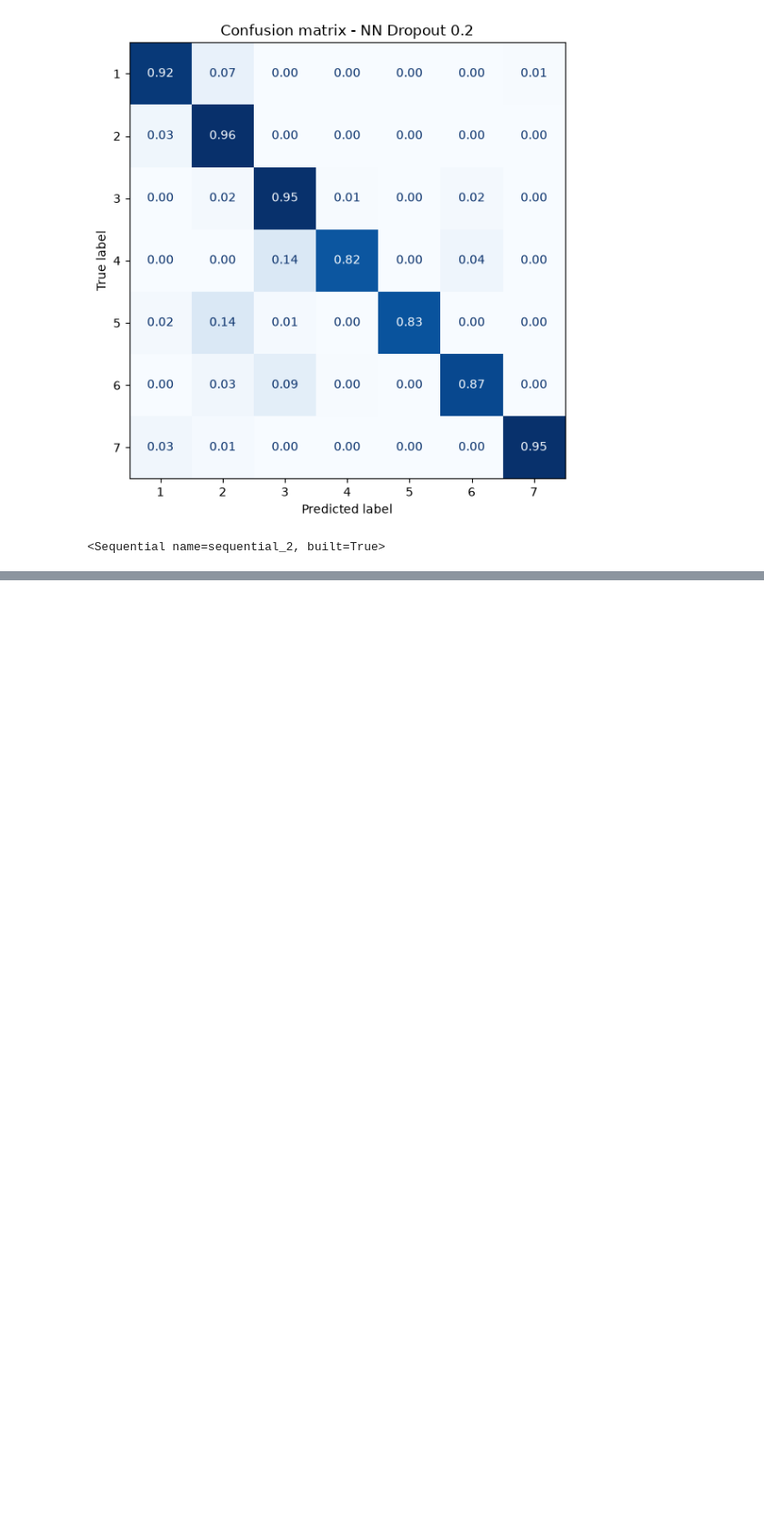
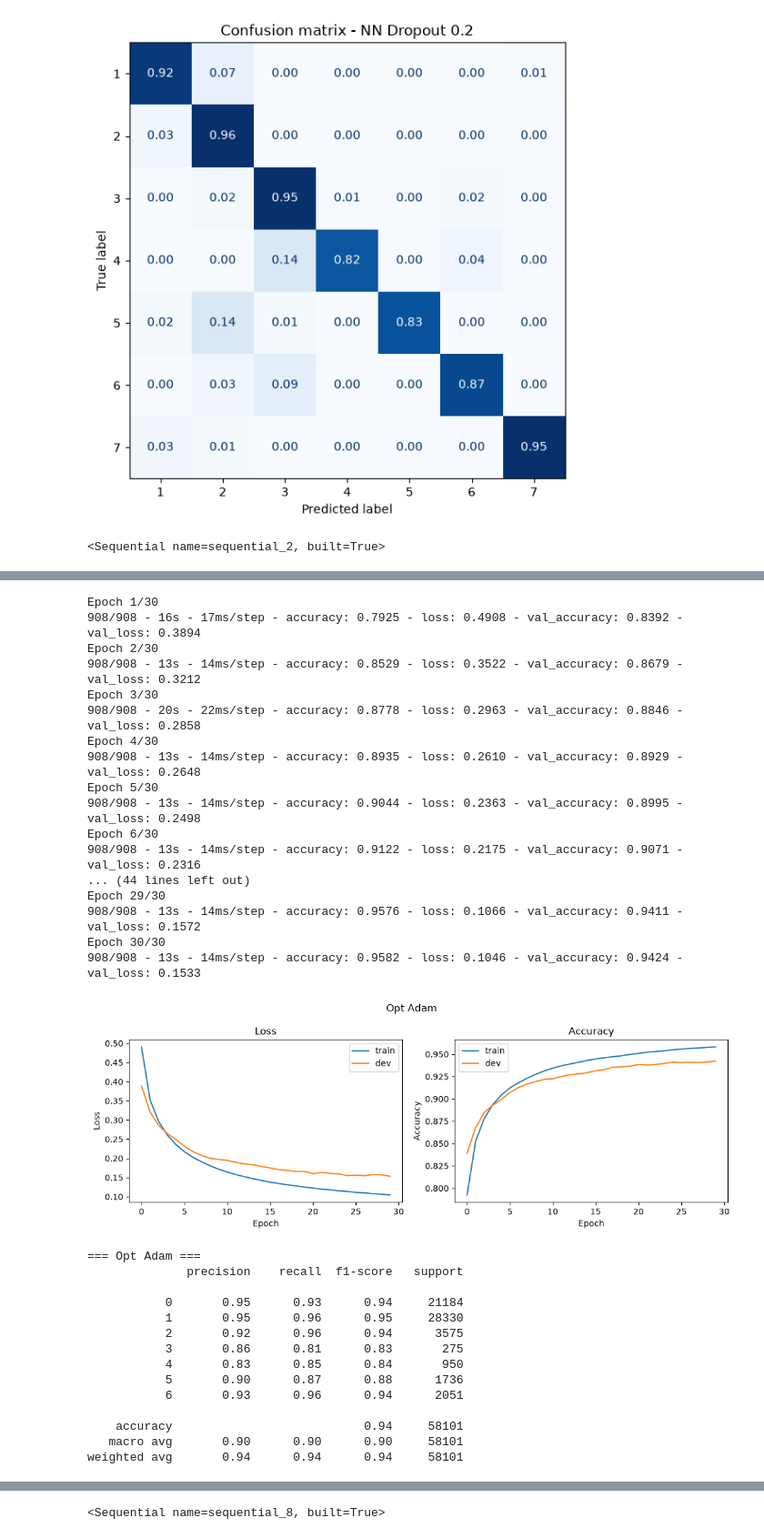
Before and after one commit to MaralFarahmandfar/Forest-Cover-Type, a Jupyter notebook: notebooks/03_nn_experiments.ipynb, the cells around one changed output, grey strips where cells are left out. Shown at 91% size. Cells and saved outputs as stored; diff of their text form; code cells hidden in the pictures; blank space fills up the shorter version.

```diff
--- a/notebooks/03_nn_experiments.ipynb
+++ b/notebooks/03_nn_experiments.ipynb
@@ -435,0 +532,36 @@ if "results" not in globals():
+# %%
+run_experiment("Opt Adam", [512, 256, 128, 64], data, results,
+               epochs=30, optimizer="adam", learning_rate=1e-3, histories=histories)
+# %% [output]
+Epoch 1/30
+908/908 - 16s - 17ms/step - accuracy: 0.7925 - loss: 0.4908 - val_accuracy: 0.8392 - val_loss: 0.3894
+Epoch 2/30
+908/908 - 13s - 14ms/step - accuracy: 0.8529 - loss: 0.3522 - val_accuracy: 0.8679 - val_loss: 0.3212
+Epoch 3/30
+908/908 - 20s - 22ms/step - accuracy: 0.8778 - loss: 0.2963 - val_accuracy: 0.8846 - val_loss: 0.2858
+Epoch 4/30
+908/908 - 13s - 14ms/step - accuracy: 0.8935 - loss: 0.2610 - val_accuracy: 0.8929 - val_loss: 0.2648
+Epoch 5/30
+908/908 - 13s - 14ms/step - accuracy: 0.9044 - loss: 0.2363 - val_accuracy: 0.8995 - val_loss: 0.2498
+Epoch 6/30
+908/908 - 13s - 14ms/step - accuracy: 0.9122 - loss: 0.2175 - val_accuracy: 0.9071 - val_loss: 0.2316
+... (44 lines left out)
+Epoch 29/30
+908/908 - 13s - 14ms/step - accuracy: 0.9576 - loss: 0.1066 - val_accuracy: 0.9411 - val_loss: 0.1572
+Epoch 30/30
+908/908 - 13s - 14ms/step - accuracy: 0.9582 - loss: 0.1046 - val_accuracy: 0.9424 - val_loss: 0.1533
+[figure, added]
+=== Opt Adam ===
+              precision    recall  f1-score   support
+
+           0       0.95      0.93      0.94     21184
+           1       0.95      0.96      0.95     28330
+           2       0.92      0.96      0.94      3575
+           3       0.86      0.81      0.83       275
+           4       0.83      0.85      0.84       950
+           5       0.90      0.87      0.88      1736
+           6       0.93      0.96      0.94      2051
+
+    accuracy                           0.94     58101
+   macro avg       0.90      0.90      0.90     58101
+weighted avg       0.94      0.94      0.94     58101
@@ -435,0 +569 @@ if "results" not in globals():
+<Sequential name=sequential_8, built=True>
```
Also changed, not shown: parts of 22 cells of this notebook, 24 other files.
